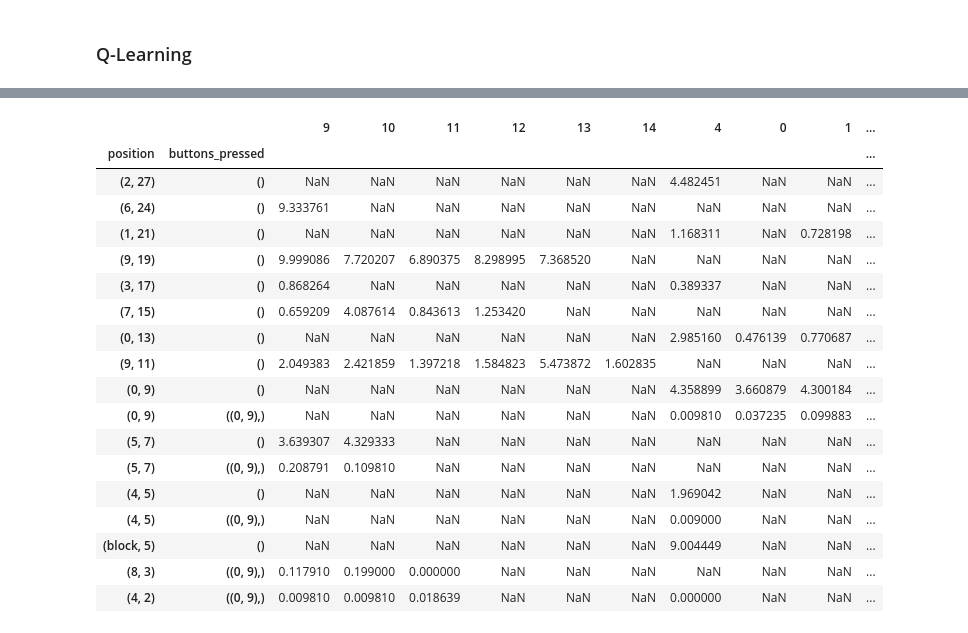
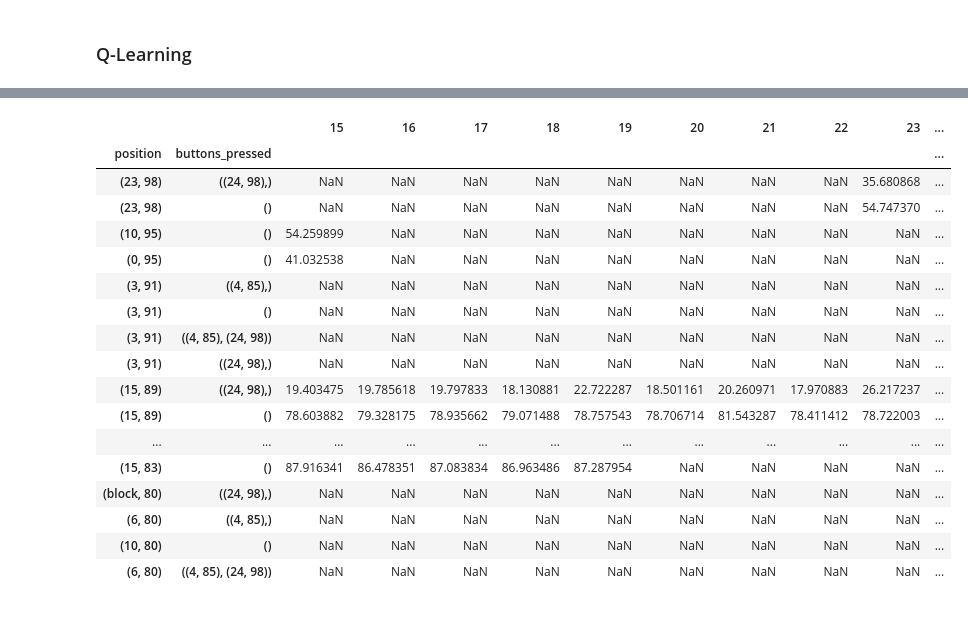
Before and after one commit to benwyman/RLCW, a Jupyter notebook: plinko.ipynb, the cells around one changed output, grey strips where cells are left out. Drawn from its saved outputs; the diff is of its cells as text; code cells hidden in the pictures.

```diff
--- a/plinko.ipynb
+++ b/plinko.ipynb
@@ -12,29 +12,36 @@ from visualization import print_training_stats, visualize_grid
 trackers = initialize_trackers()
 
 q_table = defaultdict(dict)
+episode_rewards_history = []
+most_recent_rewards = deque(maxlen=100)
+total_stars_collected = 0
 
 # q-learning parameters
 learning_rate = 0.1
-discount_factor = 0.9
+discount_factor = 0.99
 exploration_rate = 1.0  # start fully exploratory
-exploration_decay = 0.995  # reduce randomness over time
+exploration_decay = 0.9999  # reduce randomness over time
 min_exploration = 0.01  # smallest possible exploration rate
-episodes = 1000  # number of training episodes
+episodes = 10000  # number of training episodes
+initial_free_exploration = 1000
 
 # train agent
 target_bucket = 2  # the bucket the agent should aim for
 
+grid, buckets, width, height = build_board("hard", trackers)
+
+start_x = random.randint(0, width - 1)
+
+visualize_grid(grid, width, height, ball_position=(start_x, height - 1), buckets=buckets)
+
 for episode in range(episodes):
-    grid, buckets = build_board("default", 15, 30, trackers)
-
-    width = max(x for (x, y) in grid.keys()) + 1
-    height = max(y for (x, y) in grid.keys()) + 1
+    grid, buckets, width, height = build_board("hard", trackers)
 
     start_x = random.randint(0, width - 1)
 
-    visualize_grid(grid, width, height, ball_position=(start_x, height - 1), buckets=buckets)
+    # visualize_grid(grid, width, height, ball_position=(start_x, height - 1), buckets=buckets)
 
-    state_action_pairs, reward = drop_ball(
+    state_action_pairs, reward, stars_collected = drop_ball(
         grid=grid,
         width=width,
         height=height,
@@ -45,8 +52,12 @@ for episode in range(episodes):
         exploration_rate=exploration_rate,
         q_table=q_table,
         trackers=trackers,
-        extra=None
+        extra=None,
+        # visualize=(episode == episodes - 1)
+        visualize=False
     )
+
+    total_stars_collected += len(stars_collected)
 
     # update Q-table using recorded decisions
     for state, action in reversed(state_action_pairs):
@@ -54,12 +65,18 @@ for episode in range(episodes):
         best_future_q = max(q_table.get(state, {}).values(), default=0)
         q_table[state][action] = current_q + learning_rate * (reward + discount_factor * best_future_q - current_q)
 
-    # gradually reduce exploration to favor learned strategies
-    exploration_rate = max(min_exploration, exploration_rate * exploration_decay)
+    episode_rewards_history.append(reward) # save the final reward
+    most_recent_rewards.append(reward)
 
-    # ✅ Print progress every 100 episodes
+    # decay exploration rate
+    if episode >= initial_free_exploration:
+        exploration_rate = max(min_exploration, exploration_rate * exploration_decay)
+
+    # print progress
     if (episode + 1) % 100 == 0:
-        print(f"Episode {episode + 1} | Exploration Rate: {exploration_rate:.3f}")
+        avg_reward = sum(most_recent_rewards) / len(most_recent_rewards)
+        avg_stars = total_stars_collected / (episode + 1)
+        print(f"Episode {episode + 1} | Avg Reward (Last 100): {avg_reward:.2f} | Avg Stars: {avg_stars:.2f} | Exploration Rate: {exploration_rate:.2f} | Q-States: {len(q_table)}")
 
 print_training_stats(
     trackers,
@@ -86,19 +103,18 @@ print_training_stats(
-|  |  | 9 | 10 | 11 | 12 | 13 | 14 | 4 | 0 | 1 | ... |
+|  |  | 15 | 16 | 17 | 18 | 19 | 20 | 21 | 22 | 23 | ... |
 | position | buttons_pressed |  |  |  |  |  |  |  |  |  | ... |
-| (2, 27) | () | NaN | NaN | NaN | NaN | NaN | NaN | 4.482451 | NaN | NaN | ... |
-| (6, 24) | () | 9.333761 | NaN | NaN | NaN | NaN | NaN | NaN | NaN | NaN | ... |
-| (1, 21) | () | NaN | NaN | NaN | NaN | NaN | NaN | 1.168311 | NaN | 0.728198 | ... |
-| (9, 19) | () | 9.999086 | 7.720207 | 6.890375 | 8.298995 | 7.368520 | NaN | NaN | NaN | NaN | ... |
-| (3, 17) | () | 0.868264 | NaN | NaN | NaN | NaN | NaN | 0.389337 | NaN | NaN | ... |
-| (7, 15) | () | 0.659209 | 4.087614 | 0.843613 | 1.253420 | NaN | NaN | NaN | NaN | NaN | ... |
-| (0, 13) | () | NaN | NaN | NaN | NaN | NaN | NaN | 2.985160 | 0.476139 | 0.770687 | ... |
-| (9, 11) | () | 2.049383 | 2.421859 | 1.397218 | 1.584823 | 5.473872 | 1.602835 | NaN | NaN | NaN | ... |
-| (0, 9) | () | NaN | NaN | NaN | NaN | NaN | NaN | 4.358899 | 3.660879 | 4.300184 | ... |
-| (0, 9) | ((0, 9),) | NaN | NaN | NaN | NaN | NaN | NaN | 0.009810 | 0.037235 | 0.099883 | ... |
-| (5, 7) | () | 3.639307 | 4.329333 | NaN | NaN | NaN | NaN | NaN | NaN | NaN | ... |
-| (5, 7) | ((0, 9),) | 0.208791 | 0.109810 | NaN | NaN | NaN | NaN | NaN | NaN | NaN | ... |
-| (4, 5) | () | NaN | NaN | NaN | NaN | NaN | NaN | 1.969042 | NaN | NaN | ... |
-| (4, 5) | ((0, 9),) | NaN | NaN | NaN | NaN | NaN | NaN | 0.009000 | NaN | NaN | ... |
-| (block, 5) | () | NaN | NaN | NaN | NaN | NaN | NaN | 9.004449 | NaN | NaN | ... |
-| (8, 3) | ((0, 9),) | 0.117910 | 0.199000 | 0.000000 | NaN | NaN | NaN | NaN | NaN | NaN | ... |
-| (4, 2) | ((0, 9),) | 0.009810 | 0.009810 | 0.018639 | NaN | NaN | NaN | 0.000000 | NaN | NaN | ... |
+| (23, 98) | ((24, 98),) | NaN | NaN | NaN | NaN | NaN | NaN | NaN | NaN | 35.680868 | ... |
+| (23, 98) | () | NaN | NaN | NaN | NaN | NaN | NaN | NaN | NaN | 54.747370 | ... |
+| (10, 95) | () | 54.259899 | NaN | NaN | NaN | NaN | NaN | NaN | NaN | NaN | ... |
+| (0, 95) | () | 41.032538 | NaN | NaN | NaN | NaN | NaN | NaN | NaN | NaN | ... |
+| (3, 91) | ((4, 85),) | NaN | NaN | NaN | NaN | NaN | NaN | NaN | NaN | NaN | ... |
+| (3, 91) | () | NaN | NaN | NaN | NaN | NaN | NaN | NaN | NaN | NaN | ... |
+| (3, 91) | ((4, 85), (24, 98)) | NaN | NaN | NaN | NaN | NaN | NaN | NaN | NaN | NaN | ... |
+| (3, 91) | ((24, 98),) | NaN | NaN | NaN | NaN | NaN | NaN | NaN | NaN | NaN | ... |
+| (15, 89) | ((24, 98),) | 19.403475 | 19.785618 | 19.797833 | 18.130881 | 22.722287 | 18.501161 | 20.260971 | 17.970883 | 26.217237 | ... |
+| (15, 89) | () | 78.603882 | 79.328175 | 78.935662 | 79.071488 | 78.757543 | 78.706714 | 81.543287 | 78.411412 | 78.722003 | ... |
+| ... | ... | ... | ... | ... | ... | ... | ... | ... | ... | ... | ... |
+| (15, 83) | () | 87.916341 | 86.478351 | 87.083834 | 86.963486 | 87.287954 | NaN | NaN | NaN | NaN | ... |
+| (block, 80) | ((24, 98),) | NaN | NaN | NaN | NaN | NaN | NaN | NaN | NaN | NaN | ... |
+| (6, 80) | ((4, 85),) | NaN | NaN | NaN | NaN | NaN | NaN | NaN | NaN | NaN | ... |
+| (10, 80) | () | NaN | NaN | NaN | NaN | NaN | NaN | NaN | NaN | NaN | ... |
+| (6, 80) | ((4, 85), (24, 98)) | NaN | NaN | NaN | NaN | NaN | NaN | NaN | NaN | NaN | ... |
```
Also changed, not shown: parts of 2 cells of this notebook, 5 other files.
